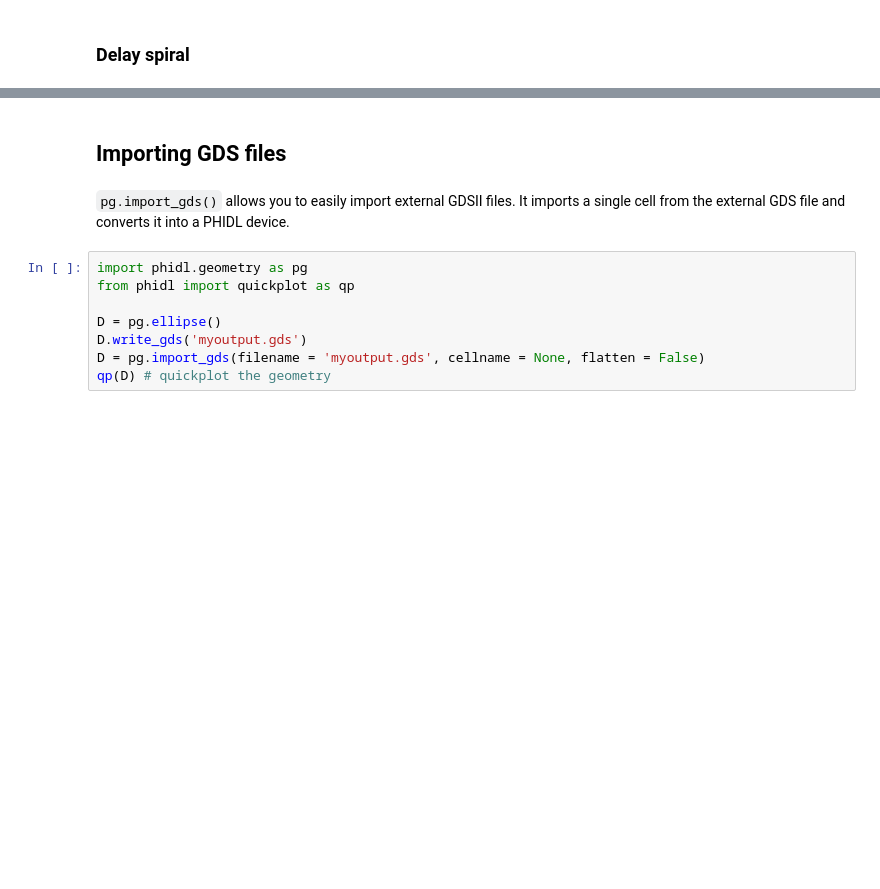
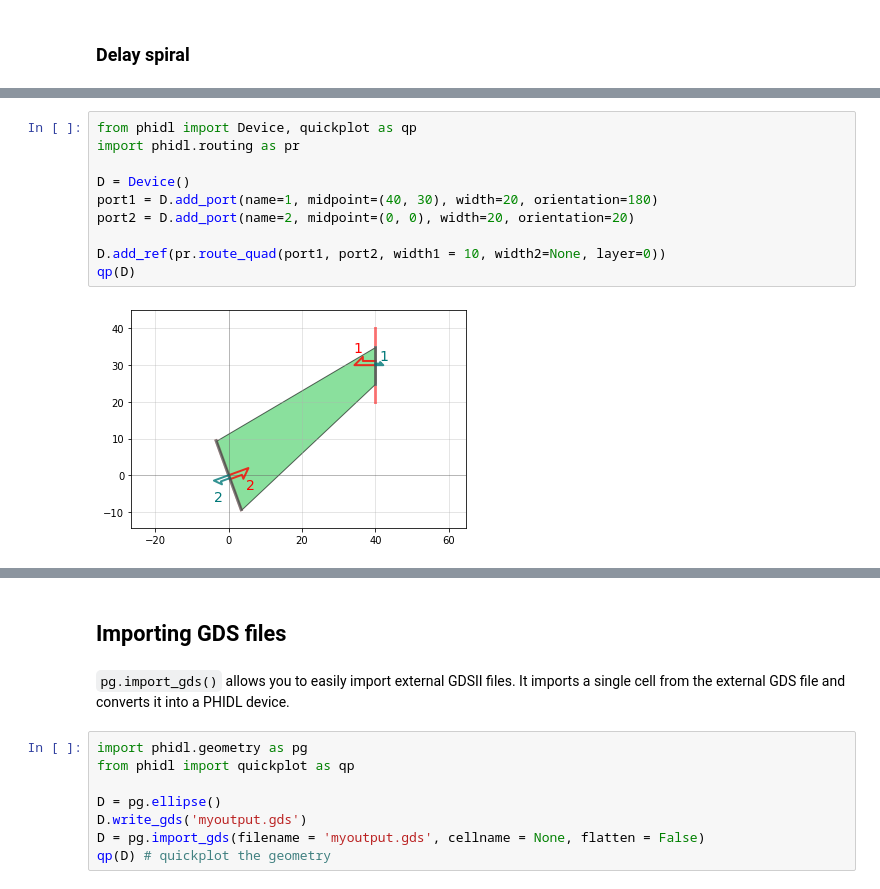
Before and after one commit to amccaugh/phidl, a Jupyter notebook: docs/geometry_reference.ipynb, the cells around one changed output, grey strips where cells are left out. Drawn from its saved outputs; the diff is of its cells as text; blank space fills up the shorter version.

Commit message:
Add routing to geometry_reference.ipynb

```diff
--- a/docs/geometry_reference.ipynb
+++ b/docs/geometry_reference.ipynb
@@ -810,0 +764,12 @@ qp(P)
+# %%
+from phidl import Device, quickplot as qp
+import phidl.routing as pr
+
+D = Device()
+port1 = D.add_port(name=1, midpoint=(40, 30), width=20, orientation=180)
+port2 = D.add_port(name=2, midpoint=(0, 0), width=20, orientation=20)
+
+D.add_ref(pr.route_quad(port1, port2, width1 = 10, width2=None, layer=0))
+qp(D)
+# %% [output]
+[figure, added]
```
Also changed, not shown: parts of 57 cells of this notebook.
